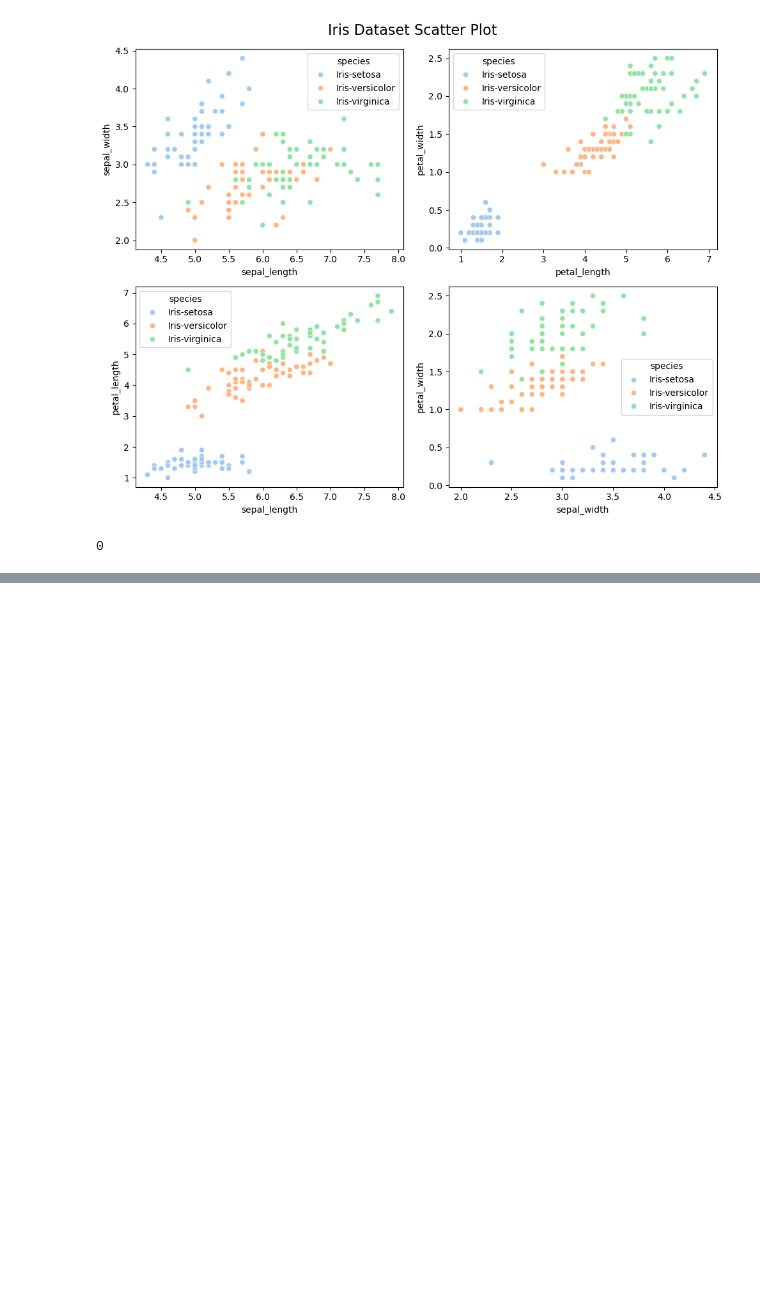
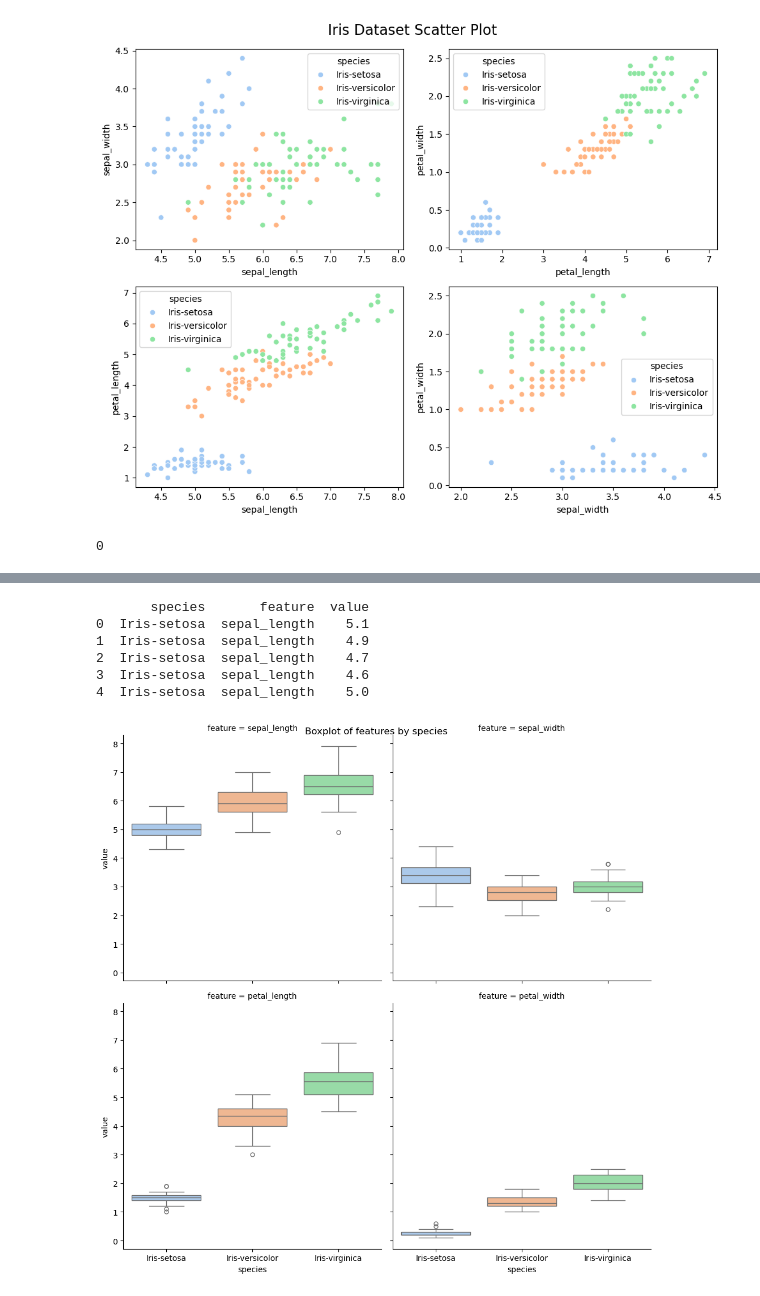
Before and after one commit to clydewatts1/pands-project, a Jupyter notebook: analysis_notebook.ipynb, the cells around one changed output, grey strips where cells are left out. Drawn from its saved outputs; the diff is of its cells as text; code cells hidden in the pictures; blank space fills up the shorter version.

```diff
--- a/analysis_notebook.ipynb
+++ b/analysis_notebook.ipynb
@@ -81,0 +122,15 @@ an.generate_scatter_plot(an.config, to_console=True)
+# %%
+df_iris_melt = an.config['df_iris_melt']
+print(df_iris_melt.head())
+sns.catplot(data=df_iris_melt,kind="box",x="species",y="value",hue='species',col="feature",col_wrap=2,sharex=True)
+
+plt.suptitle("Boxplot of features by species")
+plt.show()
+# %% [output]
+       species       feature  value
+0  Iris-setosa  sepal_length    5.1
+1  Iris-setosa  sepal_length    4.9
+2  Iris-setosa  sepal_length    4.7
+3  Iris-setosa  sepal_length    4.6
+4  Iris-setosa  sepal_length    5.0
+[figure, added]
```
Also changed, not shown: parts of 5 cells of this notebook, 3 other files.
